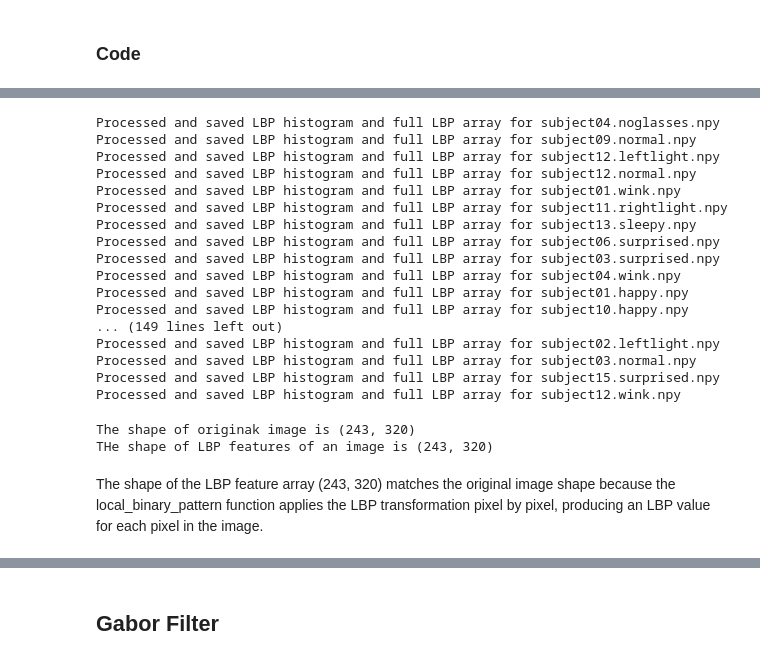
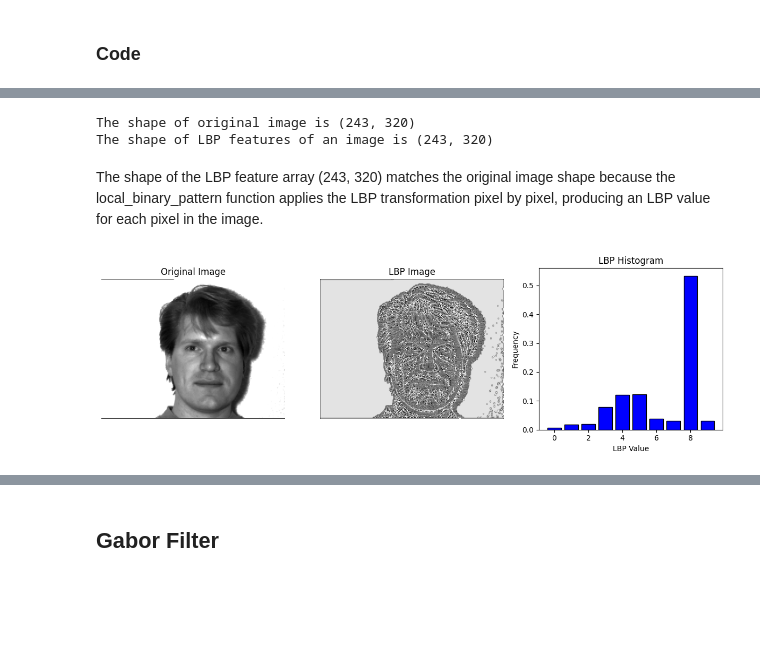
Before and after one commit to sinhajiya/Face_Recognition_from_Features_using_Yale_Face_Database, a Jupyter notebook: codes/dsp_preprocessing_lbp_gabor.ipynb, the cells around one changed output, grey strips where cells are left out. Drawn from its saved outputs; the diff is of its cells as text; code cells hidden in the pictures; blank space fills up the shorter version.

```diff
--- a/codes/dsp_preprocessing_lbp_gabor.ipynb
+++ b/codes/dsp_preprocessing_lbp_gabor.ipynb
@@ -293,9 +272,8 @@ if not os.path.exists(lbp_full_features_dir):
 # %%
 # Function to extract LBP features as histogram and full LBP array
-def lbp_features(image, radius=1, n_points=8):
+def lbp_features(image, radius, n_points):
     lbp = local_binary_pattern(image, n_points, radius, method="uniform")
-# The "uniform" method in the local_binary_pattern function refers to a special
-# LBP variant that reduces the dimensionality of the LBP feature vector while preserving the most important texture information.
+    #uniform method reduces the number of patterns by focusing on those with limited transitions.
 # Extract histogram of LBP patterns to make feature vectors comparable, independent of image size.
     n_bins = int(lbp.max() + 1)
     # . ravel(): Flattens the LBP array to a 1D array
@@ -303,40 +281,3 @@ def lbp_features(image, radius=1, n_points=8):
     lbp_hist = lbp_hist.astype("float")
     lbp_hist /= (lbp_hist.sum() + 1e-6)
     return lbp, lbp_hist
-
-# Process all files in the normalized_data directory
-for filename in os.listdir(normalized_dir):
-    if filename.endswith(".npy"):
-        file_path = os.path.join(normalized_dir, filename)
-        image = np.load(file_path)
-
-        # Extract LBP features
-        lbp, lbp_hist = lbp_features(image)
-
-        # Save the LBP histogram
-        lbp_hist_path = os.path.join(lbp_features_dir, f"{filename}_lbp_hist.npy")
-        np.save(lbp_hist_path, lbp_hist)
-
-        # Save the full LBP feature array
-        lbp_full_path = os.path.join(lbp_full_features_dir, f"{filename}_lbp.npy")
-        np.save(lbp_full_path, lbp)
-
-        print(f"Processed and saved LBP histogram and full LBP array for {filename}")
-# %% [output]
-Processed and saved LBP histogram and full LBP array for subject04.noglasses.npy
-Processed and saved LBP histogram and full LBP array for subject09.normal.npy
-Processed and saved LBP histogram and full LBP array for subject12.leftlight.npy
-Processed and saved LBP histogram and full LBP array for subject12.normal.npy
-Processed and saved LBP histogram and full LBP array for subject01.wink.npy
-Processed and saved LBP histogram and full LBP array for subject11.rightlight.npy
-Processed and saved LBP histogram and full LBP array for subject13.sleepy.npy
-Processed and saved LBP histogram and full LBP array for subject06.surprised.npy
-Processed and saved LBP histogram and full LBP array for subject03.surprised.npy
-Processed and saved LBP histogram and full LBP array for subject04.wink.npy
-Processed and saved LBP histogram and full LBP array for subject01.happy.npy
-Processed and saved LBP histogram and full LBP array for subject10.happy.npy
-... (149 lines left out)
-Processed and saved LBP histogram and full LBP array for subject02.leftlight.npy
-Processed and saved LBP histogram and full LBP array for subject03.normal.npy
-Processed and saved LBP histogram and full LBP array for subject15.surprised.npy
-Processed and saved LBP histogram and full LBP array for subject12.wink.npy
@@ -343,9 +305,9 @@ Processed and saved LBP histogram and full LBP array for subject12.wink.npy
 # %%
-lbp = np.load("/content/Face_Recognition_from_Features_using_Yale_Face_Database/lbp_full_features/subject01.centerlight.npy_lbp.npy")
+lbp_img = np.load("/content/Face_Recognition_from_Features_using_Yale_Face_Database/lbp_array/subject01.centerlight.npy_lbp.npy")
 print(f"The shape of original image is {img_ndarray.shape}")
-print(f"THe shape of LBP features of an image is {lbp.shape}")
+print(f"The shape of LBP features of an image is {lbp_img.shape}")
 # %% [output]
-The shape of originak image is (243, 320)
-THe shape of LBP features of an image is (243, 320)
+The shape of original image is (243, 320)
+The shape of LBP features of an image is (243, 320)
 # %% [markdown]
 The shape of the LBP feature array (243, 320) matches the original image shape because the local_binary_pattern function applies the LBP transformation pixel by pixel, producing an LBP value for each pixel in the image.
@@ -351,0 +316,25 @@ The shape of the LBP feature array (243, 320) matches the original image shape b
+# %%
+fig, axes = plt.subplots(1, 3, figsize=(12, 4))
+
+# Display the original image
+axes[0].imshow(img_ndarray, cmap='gray')
+axes[0].set_title("Original Image")
+axes[0].axis('off')
+
+# Display the LBP image
+axes[1].imshow(lbp_img, cmap='gray')
+axes[1].set_title("LBP Image")
+axes[1].axis('off')
+
+n_bins = len(lbp_hist)
+axes[2].bar(range(n_bins), lbp_hist, color='blue', edgecolor='black')
+axes[2].set_title("LBP Histogram")
+axes[2].set_xlabel("LBP Value")
+axes[2].set_ylabel("Frequency")
+
+
+# Show plot
+plt.tight_layout()
+plt.show()
+# %% [output]
+[figure, added]
```
Also changed, not shown: parts of 42 cells of this notebook, 6 other files.
